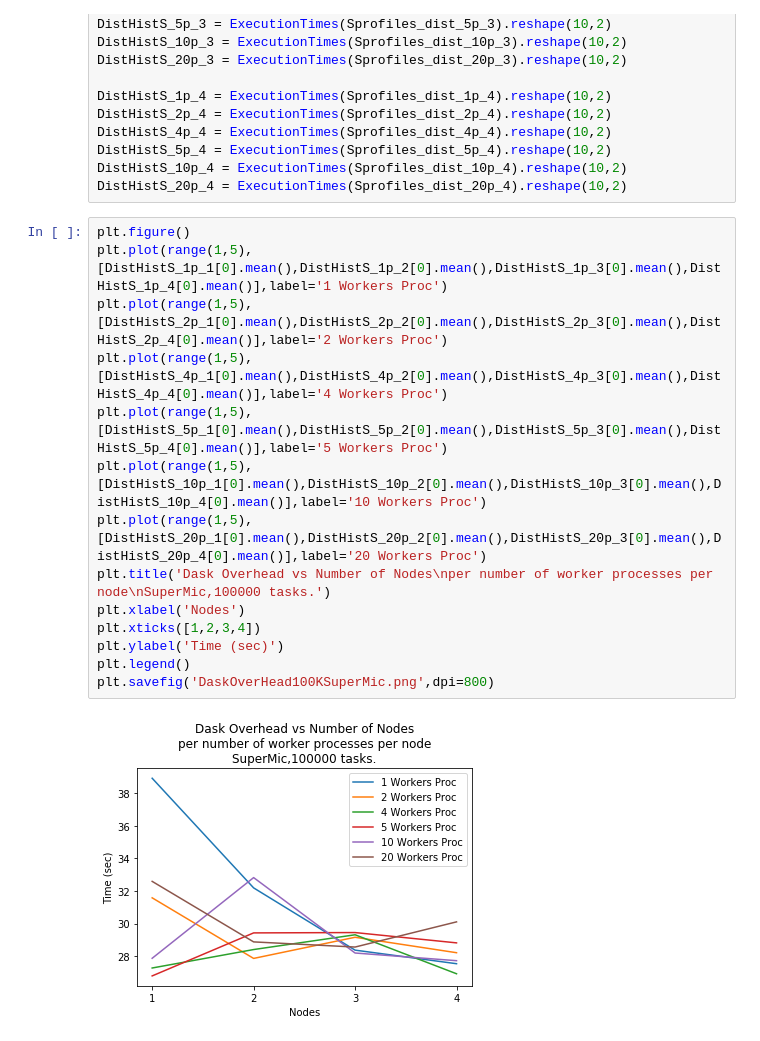
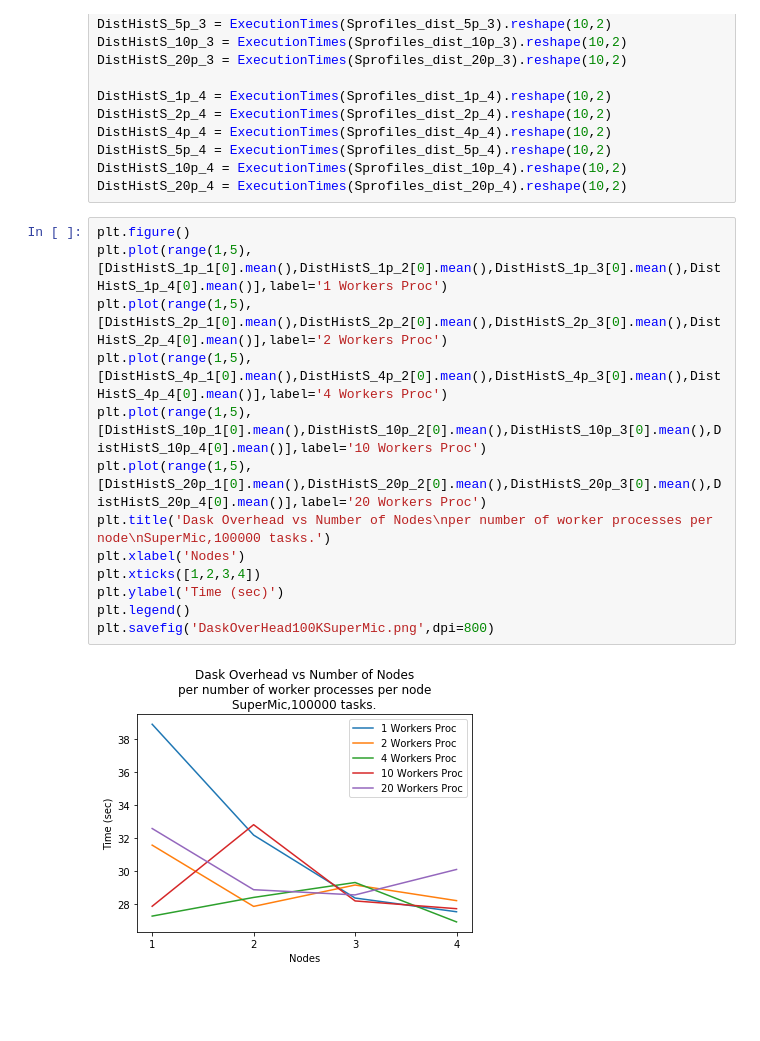
Before and after one commit to radical-experiments/midas_exps, a Jupyter notebook: dask/DaskOverheads.ipynb, the cells around one changed output. Saved outputs shown, nothing was run; the diff lists cells and outputs as text; blank space fills up the shorter version.

```diff
--- a/dask/DaskOverheads.ipynb
+++ b/dask/DaskOverheads.ipynb
@@ -247,19 +241,18 @@ DistHistS_20p_4 = ExecutionTimes(Sprofiles_dist_20p_4).reshape(10,2)
 # %%
 plt.figure()
 plt.plot(range(1,5),[DistHistS_1p_1[0].mean(),DistHistS_1p_2[0].mean(),DistHistS_1p_3[0].mean(),DistHistS_1p_4[0].mean()],label='1 Workers Proc')
 plt.plot(range(1,5),[DistHistS_2p_1[0].mean(),DistHistS_2p_2[0].mean(),DistHistS_2p_3[0].mean(),DistHistS_2p_4[0].mean()],label='2 Workers Proc')
 plt.plot(range(1,5),[DistHistS_4p_1[0].mean(),DistHistS_4p_2[0].mean(),DistHistS_4p_3[0].mean(),DistHistS_4p_4[0].mean()],label='4 Workers Proc')
-plt.plot(range(1,5),[DistHistS_5p_1[0].mean(),DistHistS_5p_2[0].mean(),DistHistS_5p_3[0].mean(),DistHistS_5p_4[0].mean()],label='5 Workers Proc')
 plt.plot(range(1,5),[DistHistS_10p_1[0].mean(),DistHistS_10p_2[0].mean(),DistHistS_10p_3[0].mean(),DistHistS_10p_4[0].mean()],label='10 Workers Proc')
 plt.plot(range(1,5),[DistHistS_20p_1[0].mean(),DistHistS_20p_2[0].mean(),DistHistS_20p_3[0].mean(),DistHistS_20p_4[0].mean()],label='20 Workers Proc')
 plt.title('Dask Overhead vs Number of Nodes\nper number of worker processes per node\nSuperMic,100000 tasks.')
 plt.xlabel('Nodes')
 plt.xticks([1,2,3,4])
 plt.ylabel('Time (sec)')
 plt.legend()
 plt.savefig('DaskOverHead100KSuperMic.png',dpi=800)
 # %% [output]
-[figure, old version]
+[figure, new version]
 # %%
 plt.figure()
 plt.plot(range(1,5),[DistHistC24_1p_1[0].mean(),DistHistC24_1p_2[0].mean(),DistHistC24_1p_3[0].mean(),DistHistC24_1p_4[0].mean()],label='1 Workers Proc')
```
Also changed, not shown: parts of 2 cells of this notebook, 2 other files.
